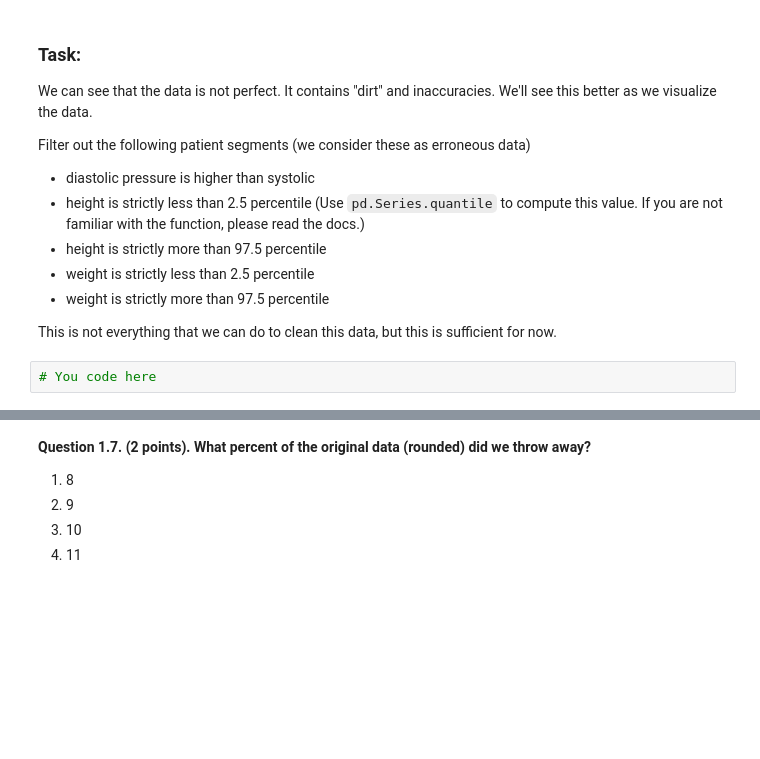
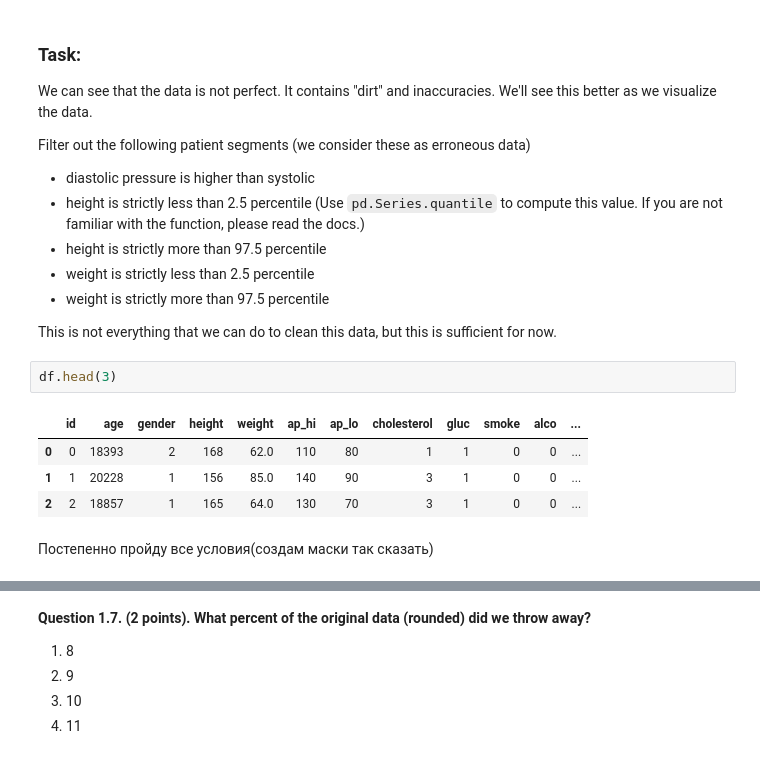
Before and after one commit to TaliyIvanov/ML_course.ai, a Jupyter notebook: a2-demo-analyzing-cardiovascular-data.ipynb, the cells around one changed output, grey strips where cells are left out. Drawn from its saved outputs; the diff is of its cells as text; blank space fills up the shorter version.

```diff
--- a/a2-demo-analyzing-cardiovascular-data.ipynb
+++ b/a2-demo-analyzing-cardiovascular-data.ipynb
@@ -360,5 +360,12 @@ Filter out the following patient segments (we consider these as erroneous data)
 - weight is strictly more than 97.5 percentile
 
 This is not everything that we can do to clean this data, but this is sufficient for now.
-# %%
-# You code here
+# %%
+df.head(3)
+# %% [output]
+|  | id | age | gender | height | weight | ap_hi | ap_lo | cholesterol | gluc | smoke | alco | ... |
+| 0 | 0 | 18393 | 2 | 168 | 62.0 | 110 | 80 | 1 | 1 | 0 | 0 | ... |
+| 1 | 1 | 20228 | 1 | 156 | 85.0 | 140 | 90 | 3 | 1 | 0 | 0 | ... |
+| 2 | 2 | 18857 | 1 | 165 | 64.0 | 130 | 70 | 3 | 1 | 0 | 0 | ... |
+# %% [markdown]
+Постепенно пройду все условия(создам маски так сказать)
```
Also changed, not shown: parts of 8 cells of this notebook.
